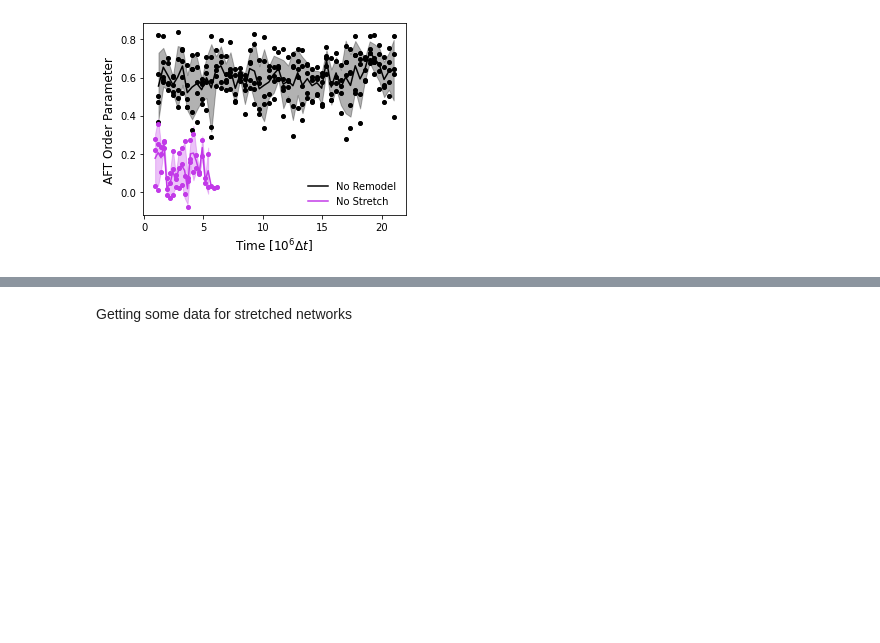
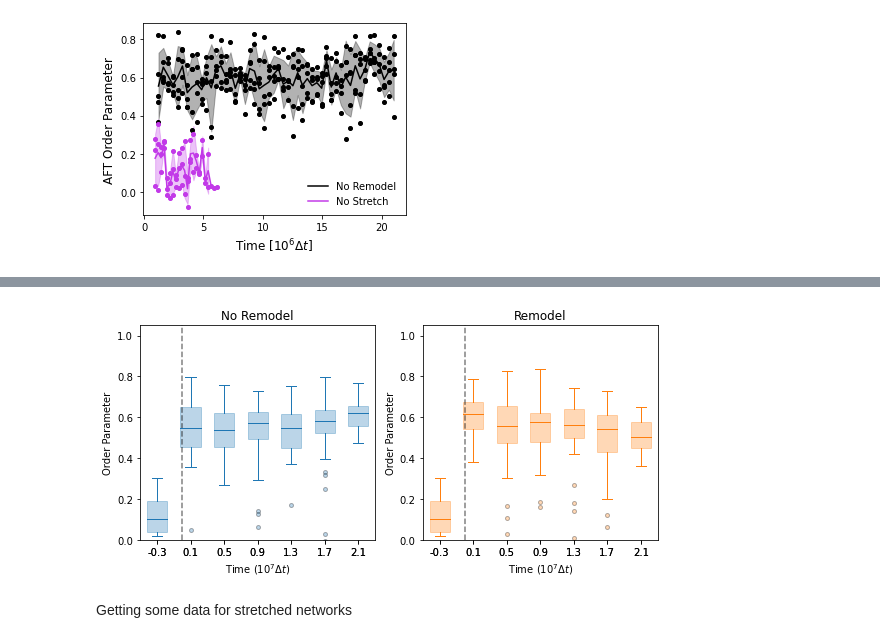
Before and after one commit to Billie1717/CollagenMemory, a Jupyter notebook: Figures/FigAlignment/Alignment.ipynb, the cells around one changed output, grey strips where cells are left out. Drawn from its saved outputs; the diff is of its cells as text; code cells hidden in the pictures; blank space fills up the shorter version.

```diff
--- a/Figures/FigAlignment/Alignment.ipynb
+++ b/Figures/FigAlignment/Alignment.ipynb
@@ -126,2 +67,79 @@ fig.savefig(plotsdir+'AFT_OrderParameter_NoRemodelVsNoStretch.pdf')
 # %% [output]
 [figure]
+# %%
+
+#folderhandles = ['NoRemodel/XStretch1.0_seed', 'Remodel/XStretch1.0_seed','NoStretch/NoStretch_dens0.05_seed']
+folderhandles = ['NoRemodel_Xstretch100/','Remodel_Xstretch100/','NoStretch/']
+fig, ax = plt.subplots(1,2,figsize=(8, 4))
+labels = ['No Remodel', 'Remodel','Remodel']
+clrs3 = ['tab:blue', 'tab:orange']
+seeds = "1 2 3 4 5".split()
+
+# Define bin edges for time (adjust as needed)
+time_bins = np.linspace(-0.5e7, 2.3e7, 8)  # Change 0 and 10000 to your actual time range
+bin_centers = 0.5 * (time_bins[1:] + time_bins[:-1])
+param = "_54_4"  # Change to the desired parameter
+for xx in range(3):  # For now just one condition
+    #xx = 0  # Change to 0 for NoRemodel
+    all_data = []
+    #print(folderhandles[xx])
+    if xx == 2:
+        seeds = "1 2 3".split()
+    for s in seeds:
+        #if xx==1:
+        datapath = datadir0+folderhandles[xx]+"/median_order_parameterWtNames"+param+"_seed"+s+".csv"
+        #print(datapath)
+        if xx==2:
+            datapath = datadir0+folderhandles[xx]+"/median_order_parameterWtNames_seed"+s+".csv"
+        OPdata = pd.read_csv(datapath, header='infer')
+        OPdata['time'] = OPdata['file_name'].apply(extract_time_from_filename)
+        all_data.append(OPdata[['time', 'median_order_parameter']])
+
+    # Combine data
+    combined = pd.concat(all_data)
+    #combined['time_bin'] = combined['time_bin'].astype(float)
+    # Assign bins
+    #combined['time_bin'] = pd.cut(combined['time'], bins=time_bins, labels=bin_centers)
+    if xx==0:
+        StartingTime = combined['time'].min()
+    if xx == 2 and StartingTime is not None:
+        # Shift bin centers: convert to float
+        combined['time'] = np.multiply(combined['time'].astype(float),2)
+        shift = StartingTime - combined['time'].max()
+        combined['time'] = np.add(combined['time'], shift) -(time_bins[1]-time_bins[0]) #*0.6
+        print(shift)
+    # Assign bins
+    combined['time_bin'] = pd.cut(combined['time'], bins=time_bins, labels=bin_centers)
+    combined = combined.dropna(subset=['time_bin'])
+
+    # Prepare data for boxplot
+    binned_data = [combined[combined['time_bin'] == bc]['median_order_parameter'] for bc in bin_centers]
+    scaled_bin_centers = np.array(bin_centers) / 1e7
+    if xx==2:
+        for xxx in range(2):
+            ax[xxx].boxplot(binned_data, positions=np.round(scaled_bin_centers,1), widths=np.diff(time_bins/1e7)*0.6, patch_artist=True,
+               boxprops=dict(facecolor=clrs3[xxx], alpha=0.3, color=clrs3[xxx]),
+               medianprops=dict(color=clrs3[xxx]),
+               whiskerprops=dict(color=clrs3[xxx]),
+               capprops=dict(color=clrs3[xxx]),
+               flierprops=dict(markerfacecolor=clrs3[xxx], marker='o', alpha=0.3, markersize=4))
+    else:
+        ax[xx].boxplot(binned_data, positions=np.round(scaled_bin_centers,1), widths=np.diff(time_bins/1e7)*0.6, patch_artist=True,
+                boxprops=dict(facecolor=clrs3[xx], alpha=0.3, color=clrs3[xx]),
+                medianprops=dict(color=clrs3[xx]),
+                whiskerprops=dict(color=clrs3[xx]),
+                capprops=dict(color=clrs3[xx]),
+                flierprops=dict(markerfacecolor=clrs3[xx], marker='o', alpha=0.3, markersize=4))
+        text = labels[xx]
+        means = [np.nanmean(bin) for bin in binned_data]
+        medians = [np.nanmedian(bin) for bin in binned_data]
+        print("Means of each bin:", means,'\n',medians)
+        ax[xx].set_xlabel(r'Time ($10^7\Delta t$)')
+        ax[xx].set_ylabel('Order Parameter')
+        ax[xx].set_title(labels[xx])
+        ax[xx].set_xlim(time_bins[0]/1e7, time_bins[-1]/1e7)
+        ax[xx].plot([0,0],[0,1.2],color = 'black',linestyle='--',alpha=0.5)
+        ax[xx].set_ylim(0, 1.05)
+fig.tight_layout()
+#fig.savefig(plotsdir + 'Boxplot_Comparison'+param+ '.pdf')
+# %% [output]
@@ -128,2 +151,3 @@ fig.savefig(plotsdir+'AFT_OrderParameter_NoRemodelVsNoStretch.pdf')
+[figure, added]
 # %% [markdown]
 Getting some data for stretched networks
```
Also changed, not shown: parts of 2 cells of this notebook, 21 other files.
